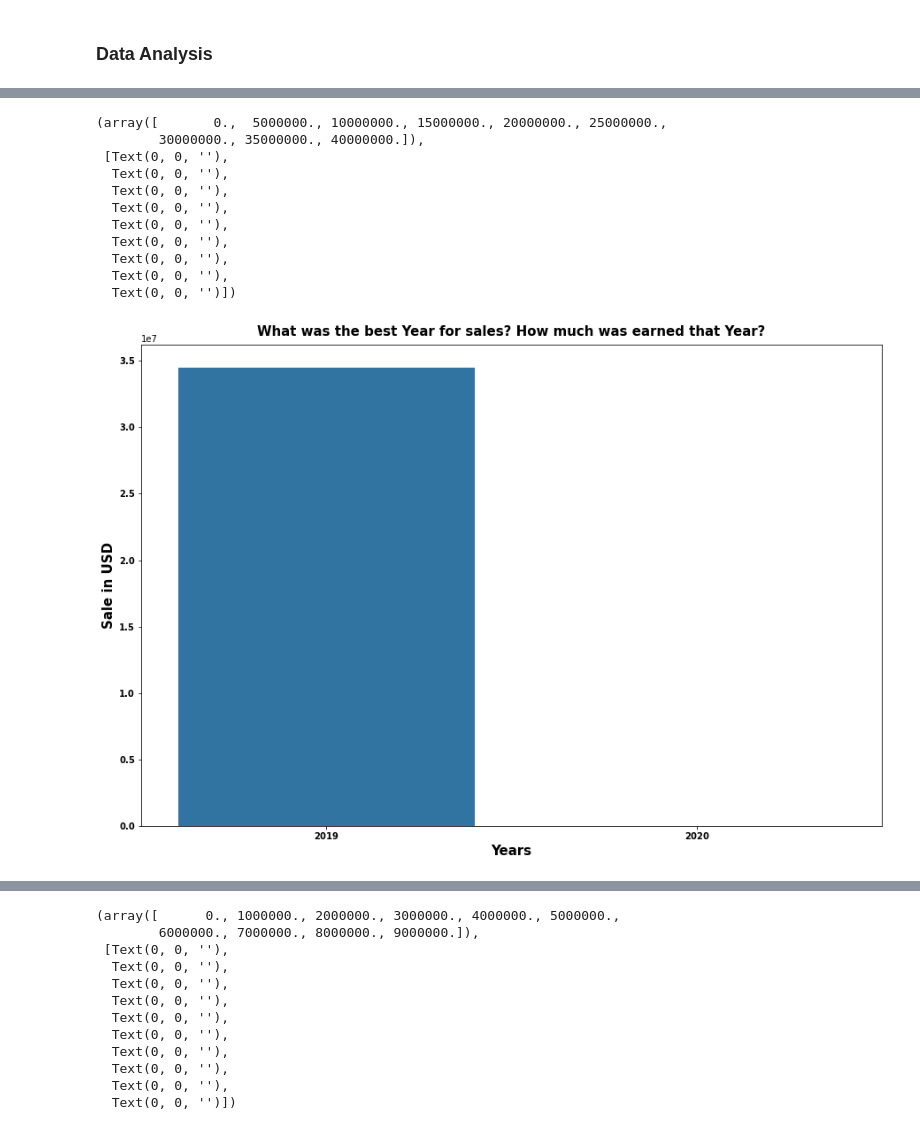
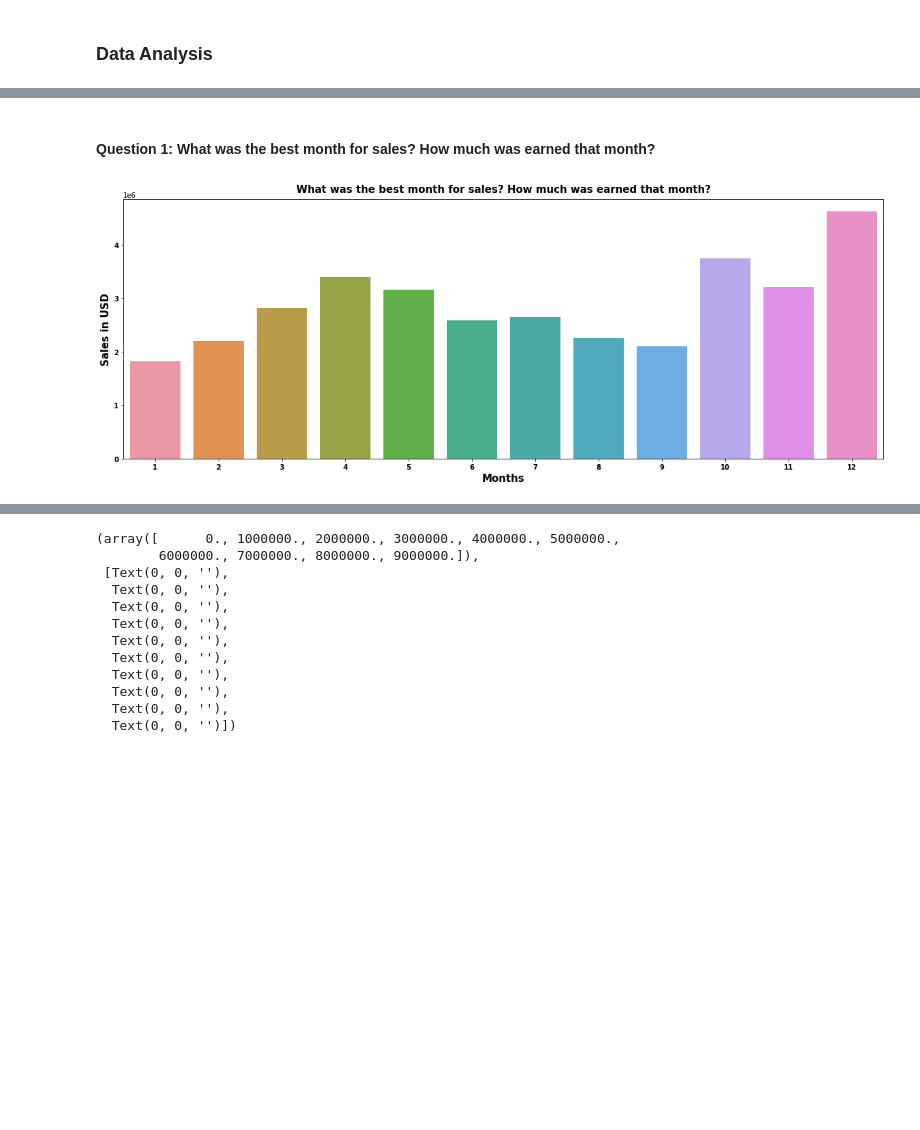
Before and after one commit to ANH2510/Sales_2019_Report, a Jupyter notebook: forcasting.ipynb, the cells around one changed output, grey strips where cells are left out. Saved outputs shown, nothing was run; the diff lists cells and outputs as text; code cells hidden in the pictures; blank space fills up the shorter version.

```diff
--- a/forcasting.ipynb
+++ b/forcasting.ipynb
@@ -154,6 +158,8 @@ def augment_data(data):
 
     data['Year'] = data['Order Date'].dt.year
     data['Month'] = data['Order Date'].dt.month
+    data['Hour'] = data['Order Date'].dt.hour
+    data['Minute'] = data['Order Date'].dt.minute
     data['Sale'] = data['Quantity Ordered'] * data['Price Each']
     data['Cities'] = data['Purchase Address'].apply(lambda x: f"{get_city(x)} {get_state(x)}")
     return data
@@ -243,23 +298,13 @@ univariate_analysis(data=all_data['Sale'],color='Orange',title1='Sale Data Distr
+# %% [markdown]
+#### Question 1: What was the best month for sales? How much was earned that month?
 # %%
-#Best year for sale
-sale_by_year = all_data.groupby('Year').sum()
-plt.figure(figsize = (15,10))
-sns.barplot(x=sale_by_year.index, y=sale_by_year['Sale'], data = sale_by_year)
-plt.title("What was the best Year for sales? How much was earned that Year?", weight="bold", fontsize=15,pad=10)
-plt.xlabel('Years', weight = 'bold', fontsize = 15)
-plt.xticks(weight = 'bold', fontsize = 10)
-plt.ylabel('Sale in USD', weight ='bold', fontsize=15)
-plt.yticks(weight ='bold', fontsize=10)
+sale_by_month = all_data.groupby('Month').sum()
+plt.figure(figsize = (20,7))
+sns.barplot(x=sale_by_month.index, y=sale_by_month['Sale'], data = sale_by_month)
+plt.title("What was the best month for sales? How much was earned that month?", weight="bold",fontsize=15, pad=10)
+plt.xlabel("Months", weight="bold", fontsize=15)
+plt.xticks(weight="bold", fontsize=10)
+plt.ylabel("Sales in USD", weight="bold",fontsize=15)
+plt.yticks(weight="bold", fontsize=10);
 # %% [output]
-(array([       0.,  5000000., 10000000., 15000000., 20000000., 25000000.,
-        30000000., 35000000., 40000000.]),
- [Text(0, 0, ''),
-  Text(0, 0, ''),
-  Text(0, 0, ''),
-  Text(0, 0, ''),
-  Text(0, 0, ''),
-  Text(0, 0, ''),
-  Text(0, 0, ''),
-  Text(0, 0, ''),
-  Text(0, 0, '')])
-[figure, old version]
+[figure, new version]
```
Also changed, not shown: parts of 35 cells of this notebook, 13 other files.
